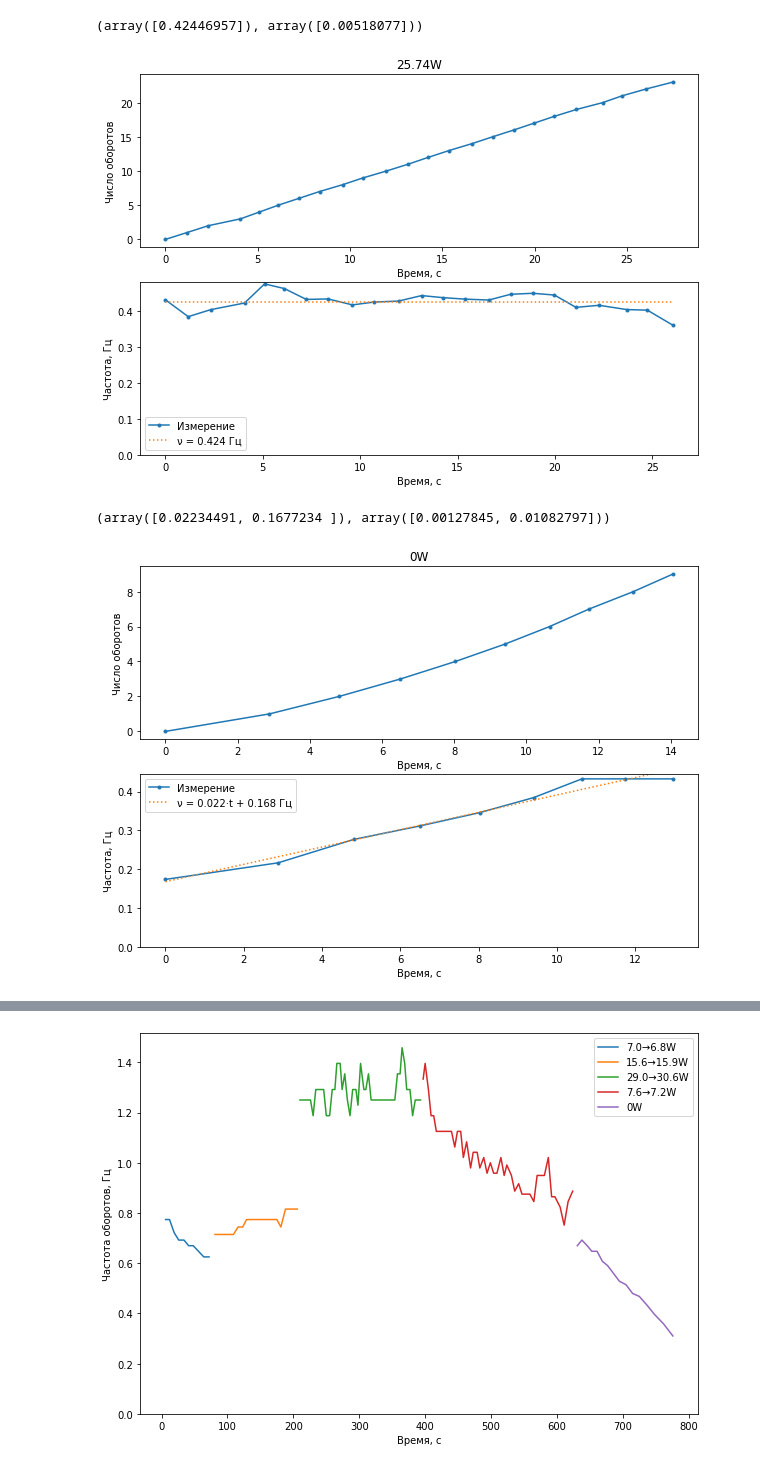
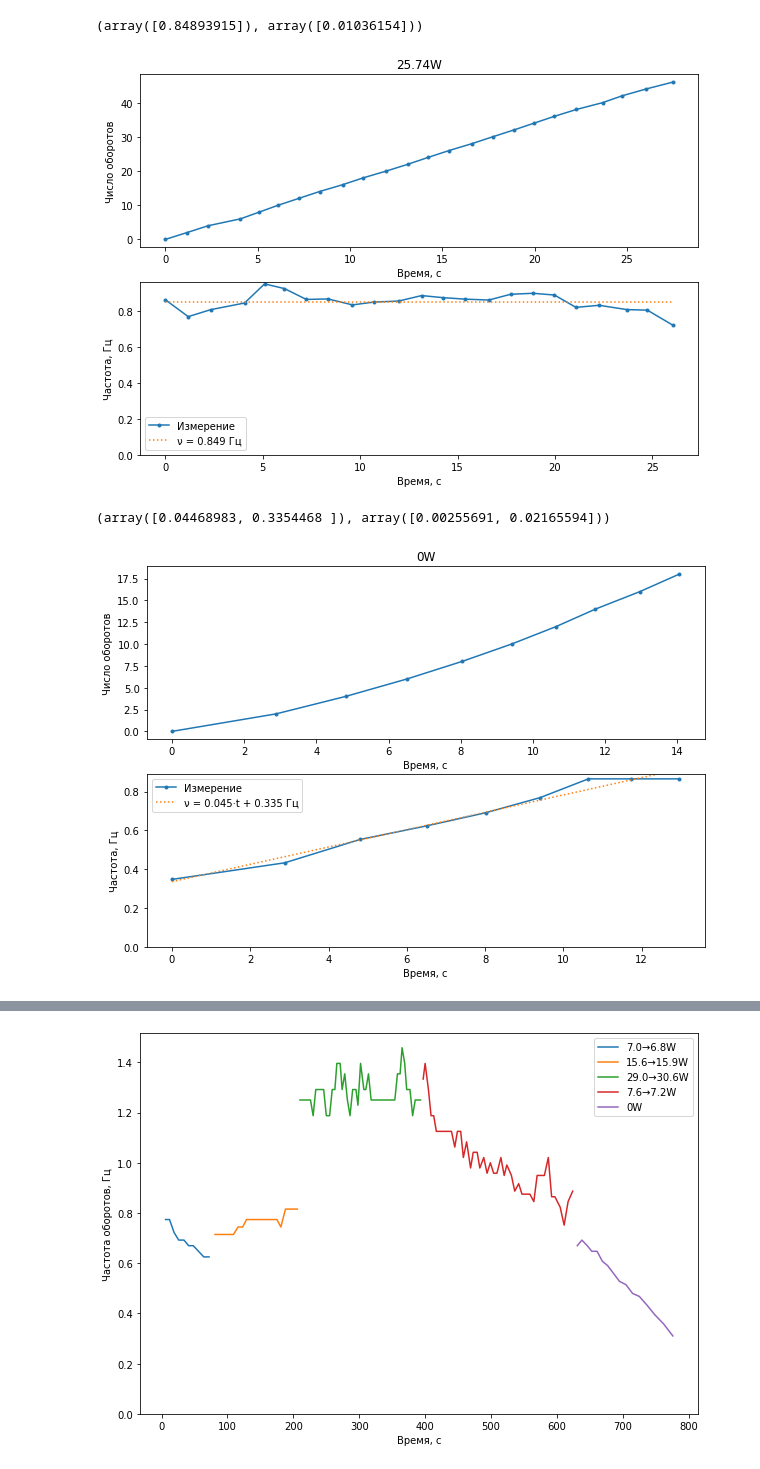
Before and after one commit to sitandr/lab, a Jupyter notebook: Steeling Wheel/main.ipynb, the cells around one changed output, grey strips where cells are left out. Saved outputs shown, nothing was run; the diff lists cells and outputs as text; code cells hidden in the pictures.

Commit message:
Graphs

```diff
--- a/Steeling Wheel/main.ipynb
+++ b/Steeling Wheel/main.ipynb
@@ -23,9 +23,9 @@ def points_d(table, freq=1, smooth_width=None):
     r = fill_nan(np.array(r))
     return r[:-1], uniform_filter1d(res, smooth_width) if smooth_width else res
 
-def points(table):
+def points(table, freq=1):
     r = table['t']
-    return list(r), range(len(r))
+    return list(r), np.arange(len(r))*freq
 #%matplotlib widget
 
 def plot_coords(data, name=None, title='', sm_w=3, freq=1, approx=None, axes=None, label="Измерение", approx_labeler=None, rounding=3):
@@ -36,7 +36,7 @@ def plot_coords(data, name=None, title='', sm_w=3, freq=1, approx=None, axes=Non
 
         axes[0].set_title(title)
     data['t'] -= data['t'].iloc[0]
-    axes[0].plot(*points(data),  '.-')
+    axes[0].plot(*points(data, freq),  '.-')
     axes[0].set_ylabel('Число оборотов')
     axes[0].set_xlabel('Время, с')
 
@@ -76,16 +76,16 @@ plot_coords(pd.read_csv("data/Торможение прогресса", delimite
 # %%
-plot_coords(pd.read_csv("data/Загадочное измерение", delimiter=";", comment = "#"), 'η3', "25.74W",
+plot_coords(pd.read_csv("data/Загадочное измерение", delimiter=";", comment = "#"), 'η3', "25.74W", freq=2,
            approx=lambda x, C: x*0 + C, approx_labeler=lambda C: f"ν = {C} Гц")
 # %% [output]
-(array([0.42446957]), array([0.00518077]))
+(array([0.84893915]), array([0.01036154]))
 [figure]
 # %%
 
-plot_coords(pd.read_csv("data/Взеты и паденения Османскорй империи", delimiter=";", comment = "#"), 'Падение', "0W", sm_w=2,
+plot_coords(pd.read_csv("data/Взеты и паденения Османскорй империи", delimiter=";", comment = "#"), 'Падение', "0W", freq=2, sm_w=2,
            approx=lambda x, B, C: B*x + C, approx_labeler=lambda B, C: f"ν = {B}·t + {C} Гц")
 # %% [output]
-(array([0.02234491, 0.1677234 ]), array([0.00127845, 0.01082797]))
+(array([0.04468983, 0.3354468 ]), array([0.00255691, 0.02165594]))
-[figure, old version]
+[figure, new version]
 # %%
 rots = pd.read_csv("data/Обороты", delimiter=";", comment = "#")
 # %%
```
Also changed, not shown: parts of 5 cells of this notebook, 8 other files.
